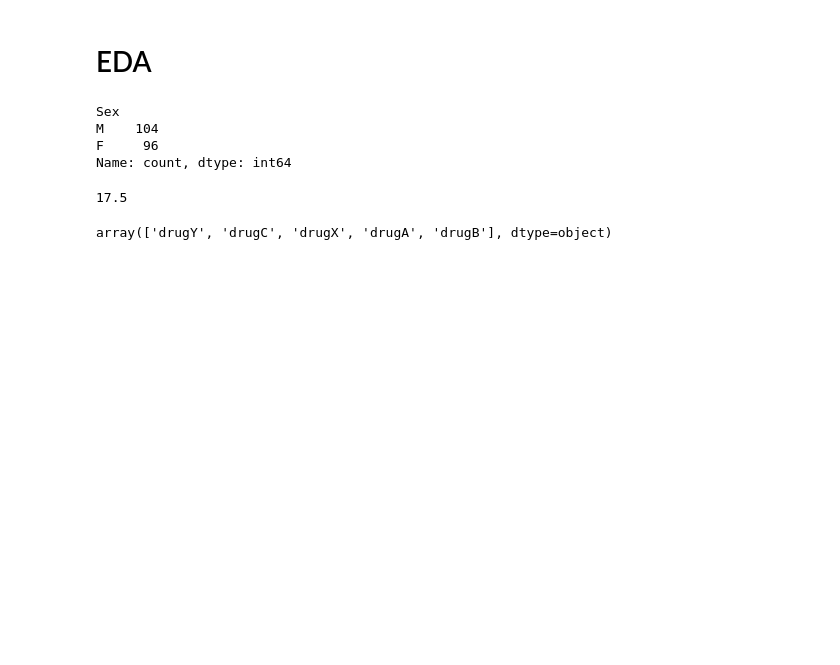
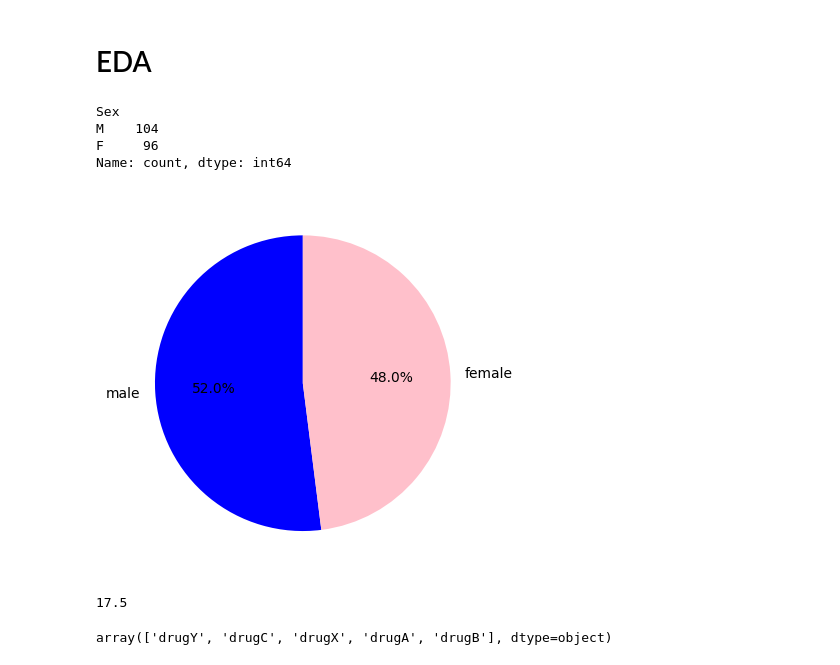
Before and after one commit to SQUADE-Rise-Of-Fallen/PMRP, a Jupyter notebook: Lab/Assignment_2.ipynb, the cells around one changed output. Drawn from its saved outputs; the diff is of its cells as text; code cells hidden in the pictures; blank space fills up the shorter version.

```diff
--- a/Lab/Assignment_2.ipynb
+++ b/Lab/Assignment_2.ipynb
@@ -186,6 +186,18 @@ Sex
 M    104
 F     96
 Name: count, dtype: int64
+# %%
+# plot of Gender distribution
+plt.pie(
+    gender_frequency,
+    labels=["male", "female"],
+    autopct="%1.1f%%",
+    startangle=90,
+    colors=["blue", "pink"],
+)
+plt.show()
+# %% [output]
+[figure, added]
 # %%
 # 2. What percent of total population have high cholesterol & high BP?
 high_chol_bp = dataset[(dataset["Cholesterol"] == "HIGH") & (dataset["BP"] == "HIGH")].shape[0]
```
Also changed, not shown: parts of 7 cells of this notebook.
